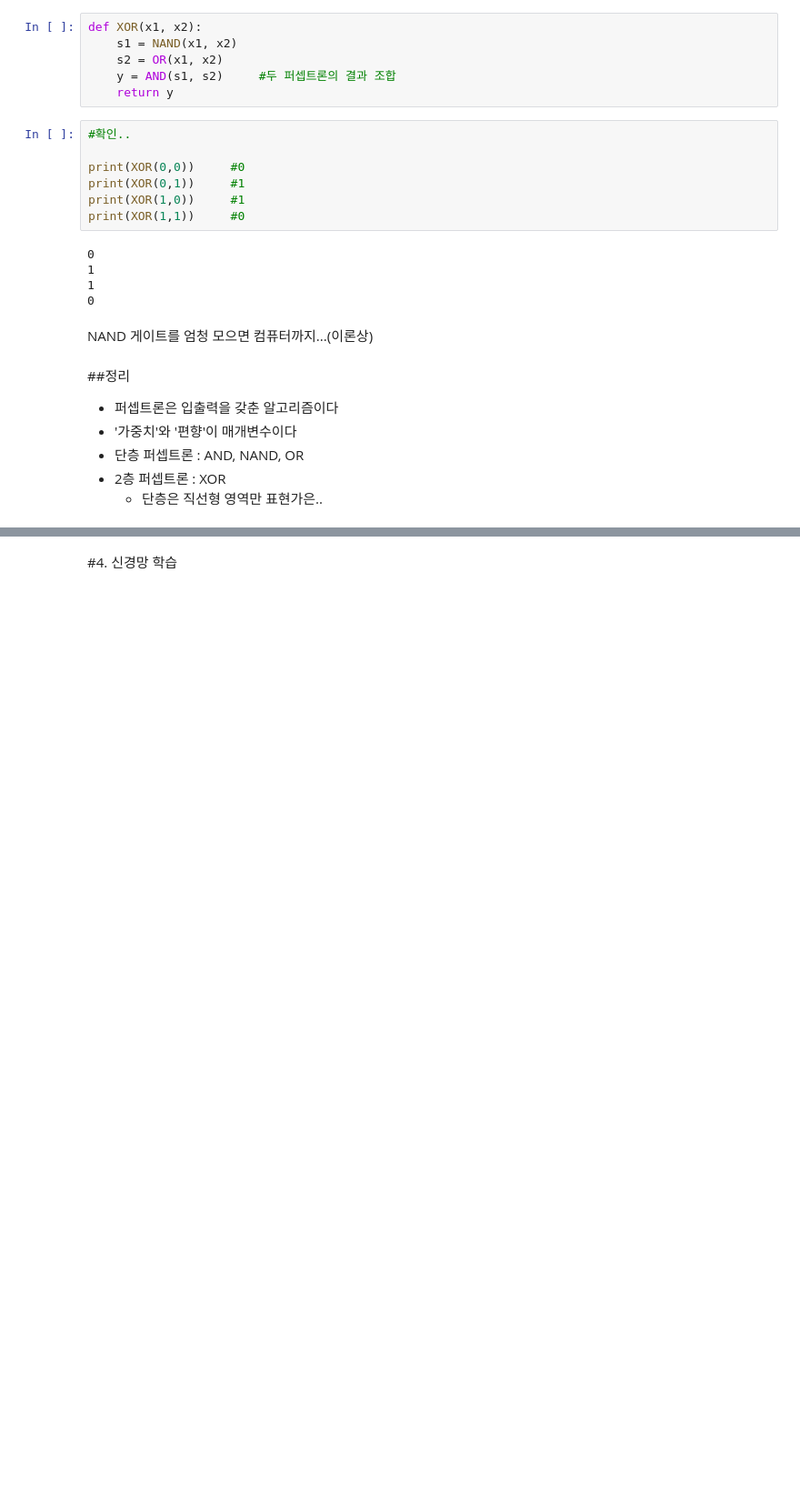
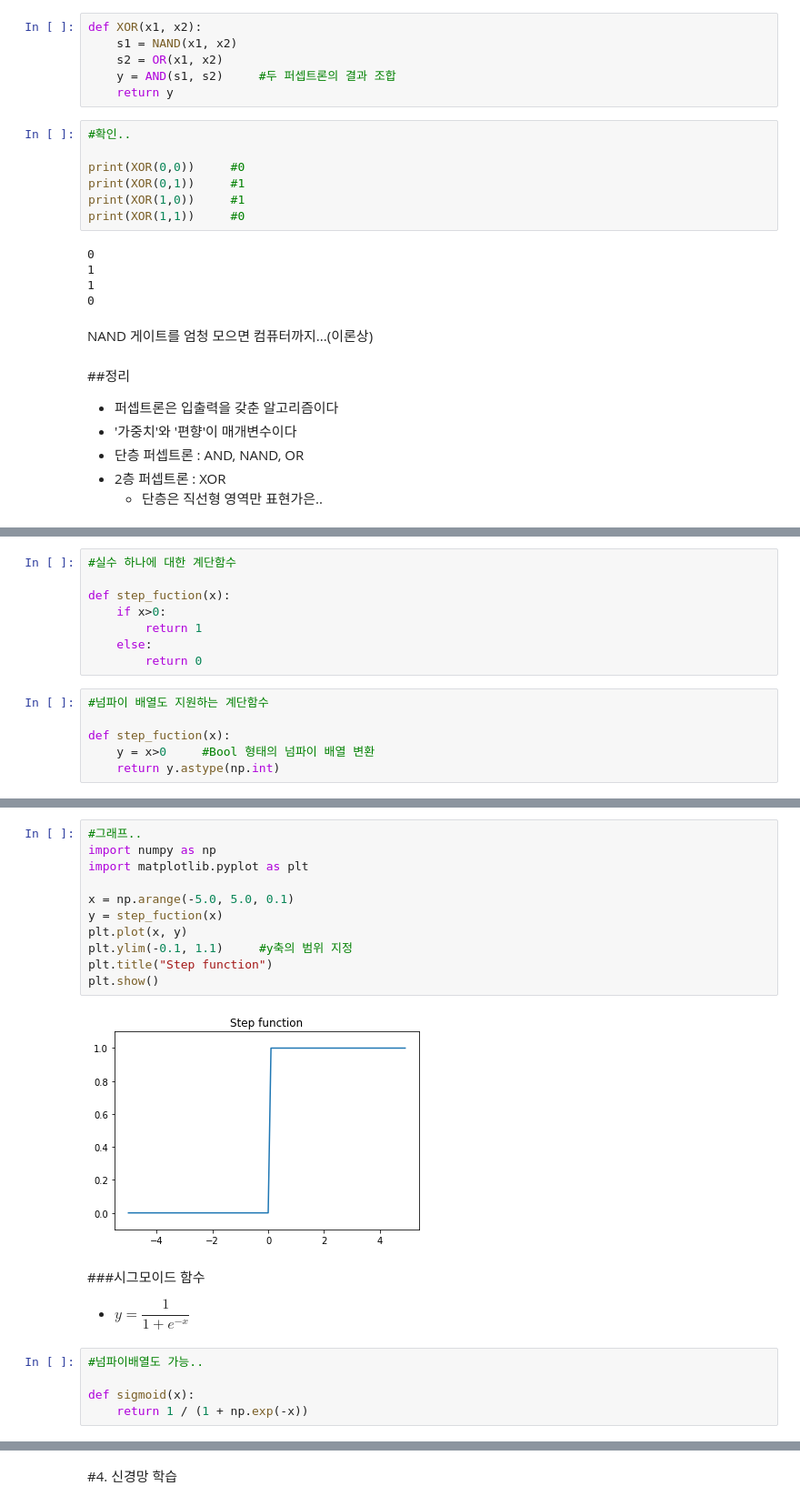
Before and after one commit to dong-tak123/Deep_Learning_From_Scratch, a Jupyter notebook: Deep_Learning_From_Scratch_1.ipynb, the cells around one changed output, grey strips where cells are left out. Shown at 91% size. Cells and saved outputs as stored; diff of their text form; blank space fills up the shorter version.

```diff
--- a/Deep_Learning_From_Scratch_1.ipynb
+++ b/Deep_Learning_From_Scratch_1.ipynb
@@ -203,0 +225,14 @@ NAND 게이트를 엄청 모으면 컴퓨터까지...(이론상)
+# %%
+#실수 하나에 대한 계단함수
+
+def step_fuction(x):
+    if x>0:
+        return 1
+    else:
+        return 0
+# %%
+#넘파이 배열도 지원하는 계단함수
+
+def step_fuction(x):
+    y = x>0     #Bool 형태의 넘파이 배열 변환
+    return y.astype(np.int)
@@ -203,0 +249,22 @@ NAND 게이트를 엄청 모으면 컴퓨터까지...(이론상)
+# %%
+#그래프..
+import numpy as np
+import matplotlib.pyplot as plt
+
+x = np.arange(-5.0, 5.0, 0.1)
+y = step_fuction(x)
+plt.plot(x, y)
+plt.ylim(-0.1, 1.1)     #y축의 범위 지정
+plt.title("Step function")
+plt.show()
+# %% [output]
+[figure, added]
+# %% [markdown]
+###시그모이드 함수
+
+- $y = \dfrac{1}{1 + e^{-x}}$
+# %%
+#넘파이배열도 가능..
+
+def sigmoid(x):
+    return 1 / (1 + np.exp(-x))
```
Also changed, not shown: parts of 50 cells of this notebook.
